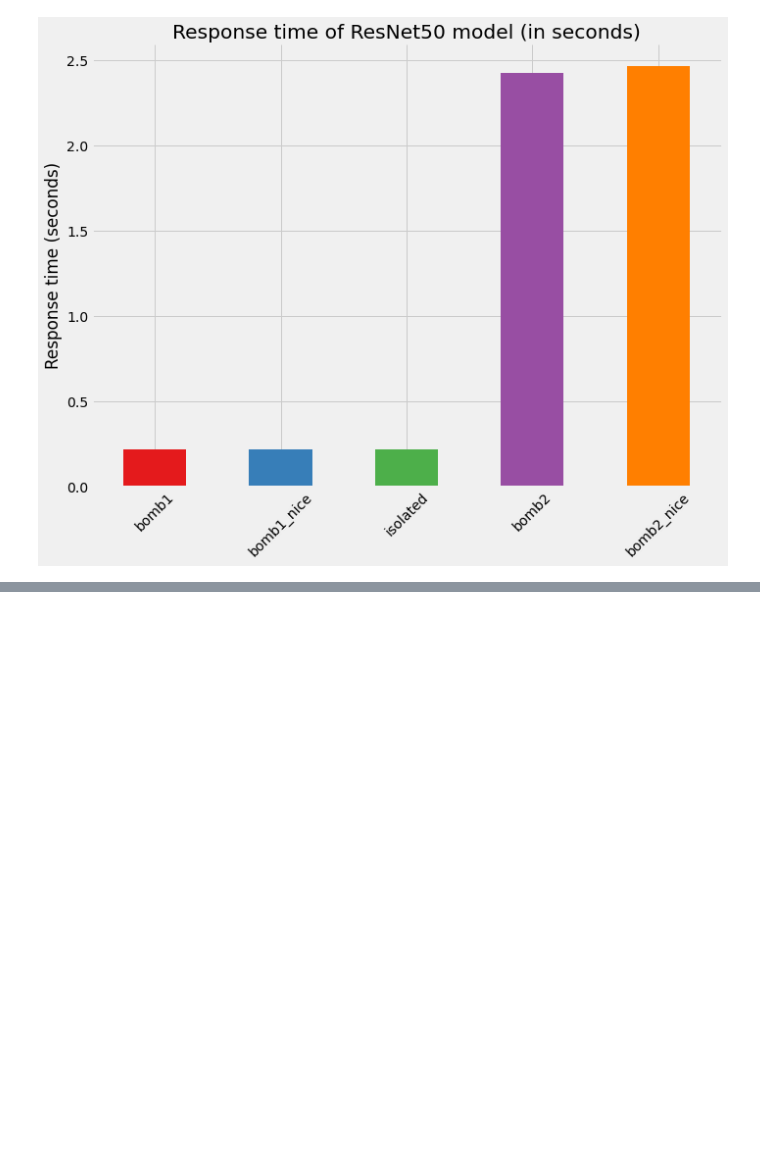
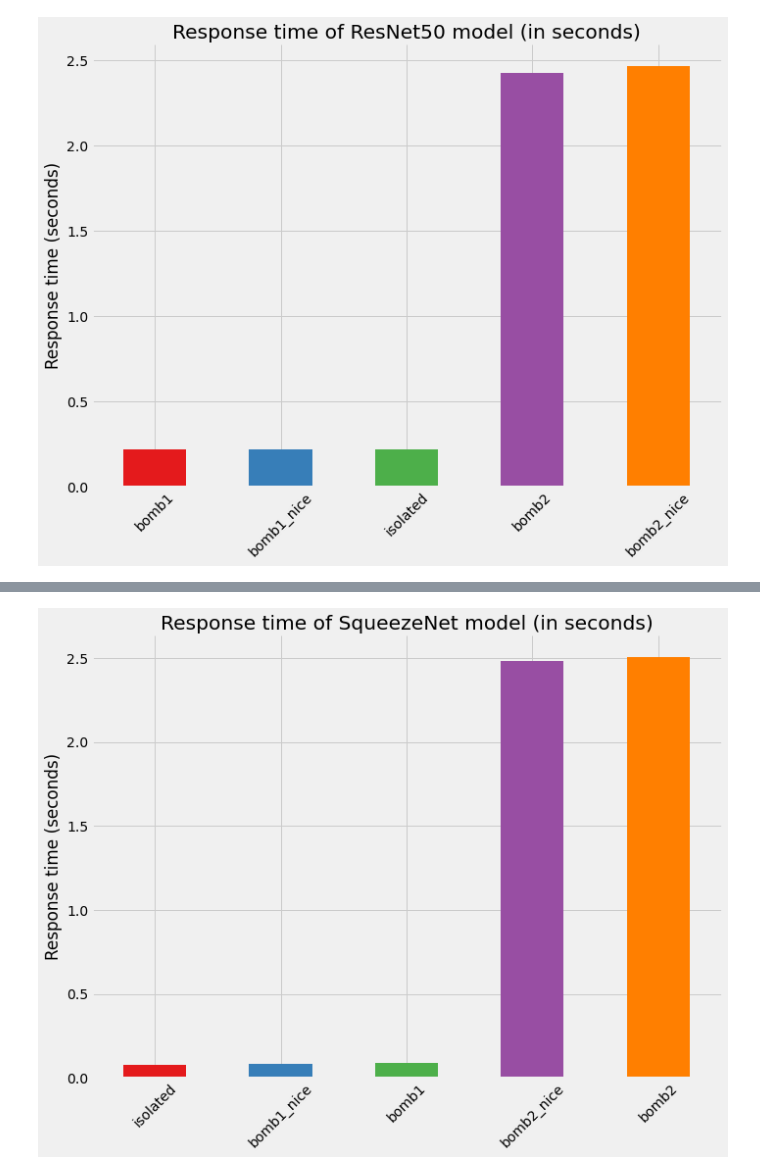
Before and after one commit to MatteoFasulo/Versal-C-Code, a Jupyter notebook: code/notebook.ipynb, the cells around one changed output, grey strips where cells are left out. Saved outputs shown, nothing was run; the diff lists cells and outputs as text; code cells hidden in the pictures; blank space fills up the shorter version.

Commit message:
SqueezeNet PyTorch XMODEL

```diff
--- a/code/notebook.ipynb
+++ b/code/notebook.ipynb
@@ -177,0 +180,4 @@ plt.show()
+# %%
+files = os.path.join(f'{ROOT_FOLDER}{os.sep}csv', "squeeze*")
+files = glob.glob(files)
+files
@@ -177,0 +190,11 @@ plt.show()
+# %%
+df1 = pd.read_csv(files[0])
+df2 = pd.read_csv(files[1])
+df3 = pd.read_csv(files[2])
+df4 = pd.read_csv(files[3])
+df5 = pd.read_csv(files[4])
+# %%
+merged_df = pd.merge(df1, df2, on='img')
+merged_df = pd.merge(merged_df, df3, on='img')
+merged_df = pd.merge(merged_df, df4, on='img')
+merged_df = pd.merge(merged_df, df5, on='img')
@@ -177,0 +211,7 @@ plt.show()
+# %%
+temp_df = merged_df.loc[:, merged_df.columns!='img'].sum(axis=0).to_frame().reset_index()
+temp_df = temp_df.rename(columns={'index': 'index', 0: 'time'})
+temp_df = temp_df.sort_values(by='time')
+temp_df['index'] = temp_df['index'].replace(['time'], 'isolated')
+temp_df['index'] = temp_df['index'].apply(lambda x: x.replace('time_', ''))
+temp_df.head()
@@ -178,3 +225,28 @@ plt.show()
+# %%
+colors = plt.cm.get_cmap('Set1')
+
+ax = temp_df.plot(
+    kind='bar',
+    x='index',
+    y='time',
+    xlabel='',
+    ylabel='Response time (seconds)',
+    grid=True,
+    legend=False,
+    figsize=(10,8),
+    title='Response time of SqueezeNet model (in seconds)',
+    rot=45,
+    color=colors(range(len(temp_df))),
+)
+
+ax.spines['top'].set_visible(False)
+ax.spines['right'].set_visible(False)
+
+plt.tight_layout()
+
+plt.show()
+# %% [output]
+[figure, added]
 # %%
 #import libxperfmon
 #import os
```
Also changed, not shown: parts of 4 cells of this notebook, 8 other files.
